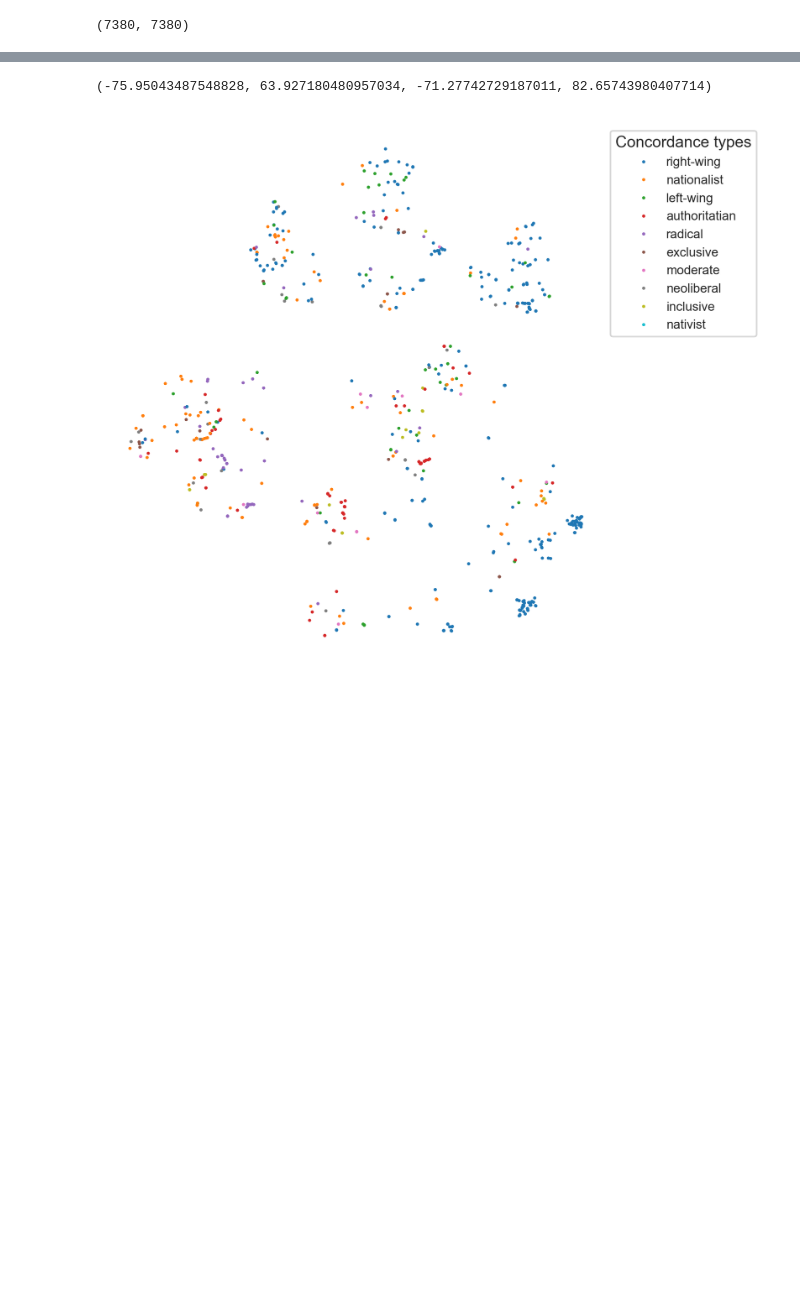
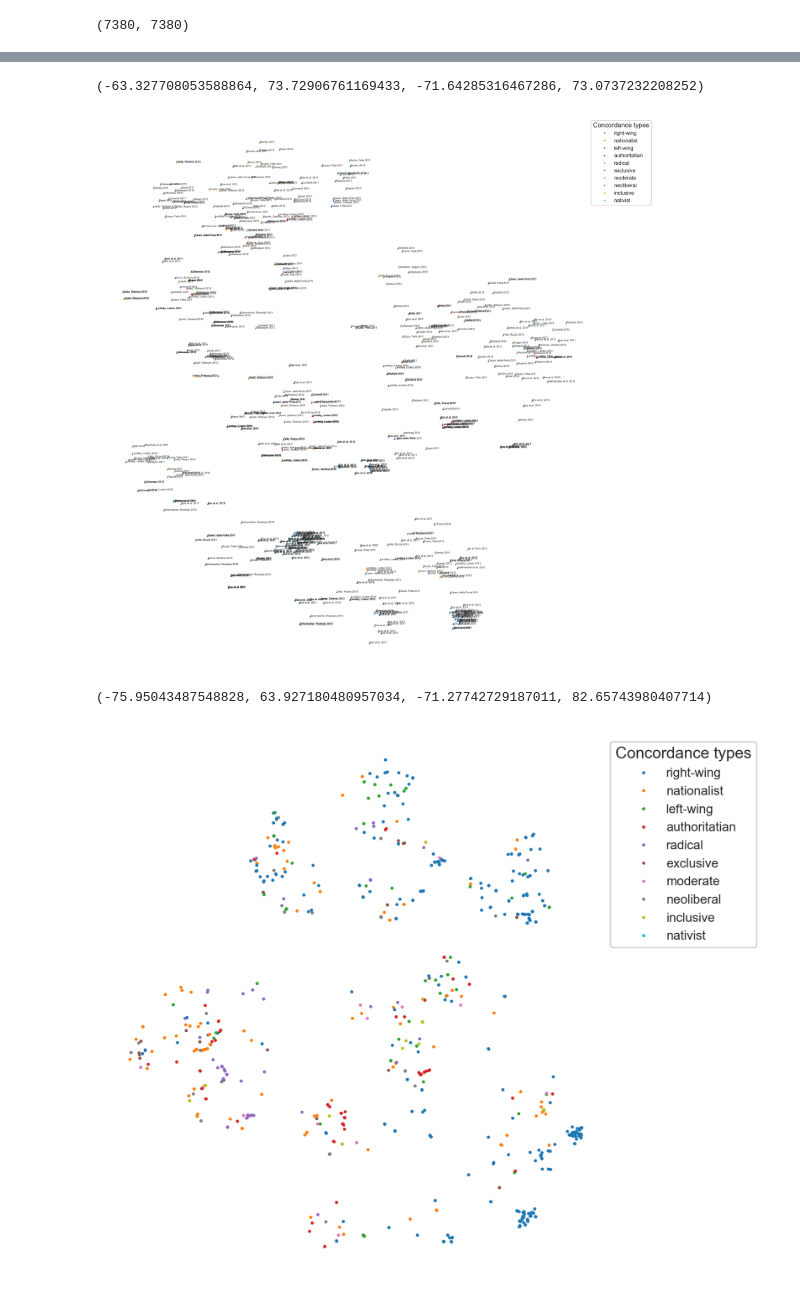
Before and after one commit to CCS-ZCU/pop, a Jupyter notebook: scripts/12_wmd_analysis.ipynb, the cells around one changed output, grey strips where cells are left out. Saved outputs shown, nothing was run; the diff lists cells and outputs as text; code cells hidden in the pictures; blank space fills up the shorter version.

Commit message:
first large plot

```diff
--- a/scripts/12_wmd_analysis.ipynb
+++ b/scripts/12_wmd_analysis.ipynb
@@ -24,6 +24,7 @@ with open("../data/concs_labeled.pickle", "rb") as f:
 concs = [conc[0] for conc in concs_labeled]
 labels = [conc[1] for conc in concs_labeled]
 years =  [int(conc[2]) for conc in concs_labeled]
+titles =  [conc[3] for conc in concs_labeled]
 # %%
 markers = ["o" if y<=2017 else "x" for y in years ]
 len([el for el in markers if el=="x"])
@@ -126,0 +138,14 @@ ax.axis("off")
+# %%
+fig, ax = plt.subplots(figsize=(12,12), dpi=300, tight_layout=True)
+
+for year, x, y, color, title in zip(years, distances_2d[:, 0], distances_2d[:, 1], labels_colors, titles):
+    if year <= 2013:
+        ax.scatter(x, y, marker="o", s=1, color=color)
+        ax.text(x, y, title, fontsize=4)
+
+markers = [plt.Line2D([0,0],[0,0],color=color, marker='o', markersize=1, linestyle='') for color in palette]
+ax.legend(markers, labels_ordered, numpoints=1, title="Concordance types", fontsize=8, bbox_to_anchor=(1,1), loc="upper left")
+ax.axis("off")
+# %% [output]
+(-63.327708053588864, 73.72906761169433, -71.64285316467286, 73.0737232208252)
+[figure, added]
```
Also changed, not shown: parts of 7 cells of this notebook, 1 other file.
